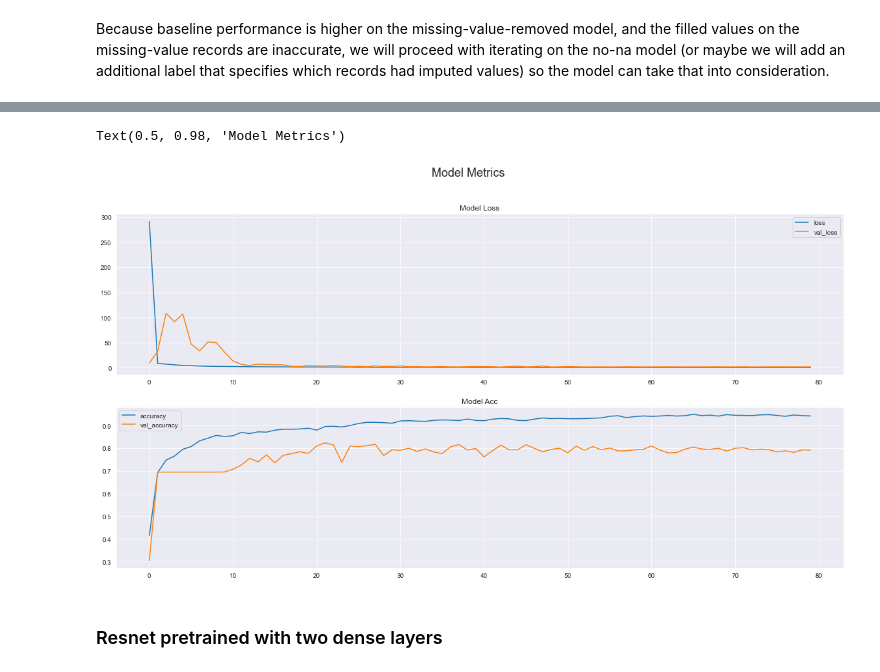
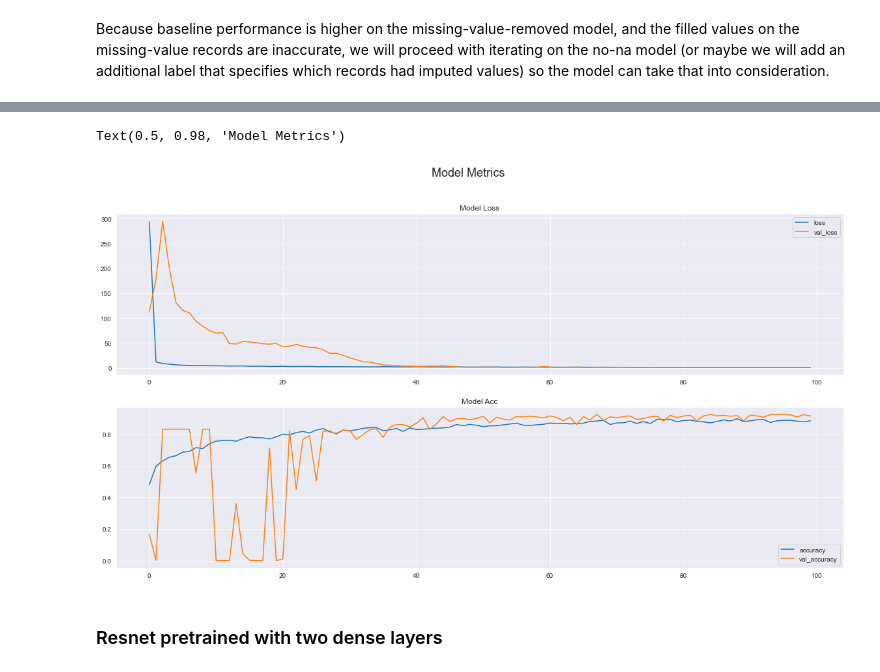
Before and after one commit to amcarite/Facial-Keypoint-Detection-with-Deep-Learning, a Jupyter notebook: alex_dev_notebook.ipynb, the cells around one changed output, grey strips where cells are left out. Drawn from its saved outputs; the diff is of its cells as text; code cells hidden in the pictures.

```diff
--- a/alex_dev_notebook.ipynb
+++ b/alex_dev_notebook.ipynb
@@ -721,8 +609,9 @@ pretrained_model.trainable = True
 model_resnet_noNA_D1.add(Conv2D(3, kernel_size=(1, 1), activation='relu', padding= 'same' ,input_shape=(96, 96, 1)))
 model_resnet_noNA_D1.add(LeakyReLU(alpha=0.1))
 model_resnet_noNA_D1.add(pretrained_model)
-model_resnet_noNA_D1.add(GlobalAveragePooling2D())
+model_resnet_noNA_D1.add(MaxPooling2D(pool_size=(2, 2)))
 model_resnet_noNA_D1.add(Dropout(0.1))
+model_resnet_noNA_D1.add(Flatten())
 model_resnet_noNA_D1.add(Dense(30))
 model_resnet_noNA_D1.summary()
 
@@ -745,7 +634,3 @@ Total params: 23,649,188
 Trainable params: 23,596,068
 Non-trainable params: 53,120
 _________________________________________________________________
-# %%
-model_resnet_noNA_D1.compile(optimizer='adam', loss='mean_squared_error', metrics=['accuracy'])
-
-history = model_resnet_noNA_D1.fit(train_images, train_keypoints, batch_size= 64, epochs= 80, validation_split= 0.25, callbacks=[earlyStopping, rlp])
@@ -769,0 +637,8 @@ Epoch 80/80
+# %%
+start_time_resnet_noNA_D1 = time.time()
+model_resnet_noNA_D1.compile(optimizer='adam', loss='mean_squared_error', metrics=['accuracy'])
+history_resnet_noNA_D1 = model_resnet_noNA_D1.fit(train_data_noNA, train_labels_noNA, batch_size=64, epochs=100, validation_data=(dev_data, dev_labels), shuffle = True, callbacks=[earlyStopping, rlp])
+train_time_resnet_noNA_D1 = time.time() - start_time_resnet_noNA_D1
+score_resnet_noNA_D1 = model_resnet_noNA_D1.evaluate(dev_data, dev_labels)
+print('Test score:', score_resnet_noNA_D1[0])
+print('Test accuracy:', score_resnet_noNA_D1[1])
@@ -770,15 +663,15 @@ Epoch 80/80
 # %%
 sns.set_style('darkgrid')
 
 fig, ax = plt.subplots(2, 1, figsize=(20, 10))
-df = pd.DataFrame(history.history)
+df = pd.DataFrame(history_resnet_noNA_D1.history)
 df[['loss', 'val_loss']].plot(ax=ax[0])
 df[['accuracy', 'val_accuracy']].plot(ax=ax[1])
 ax[0].set_title('Model Loss', fontsize=12)
 ax[1].set_title('Model Acc', fontsize=12)
 fig.suptitle('Model Metrics', fontsize=18)
 # %% [output]
 Text(0.5, 0.98, 'Model Metrics')
-[figure, old version]
+[figure, new version]
 # %% [markdown]
 ### Resnet pretrained with two dense layers
```
Also changed, not shown: parts of 132 cells of this notebook.
